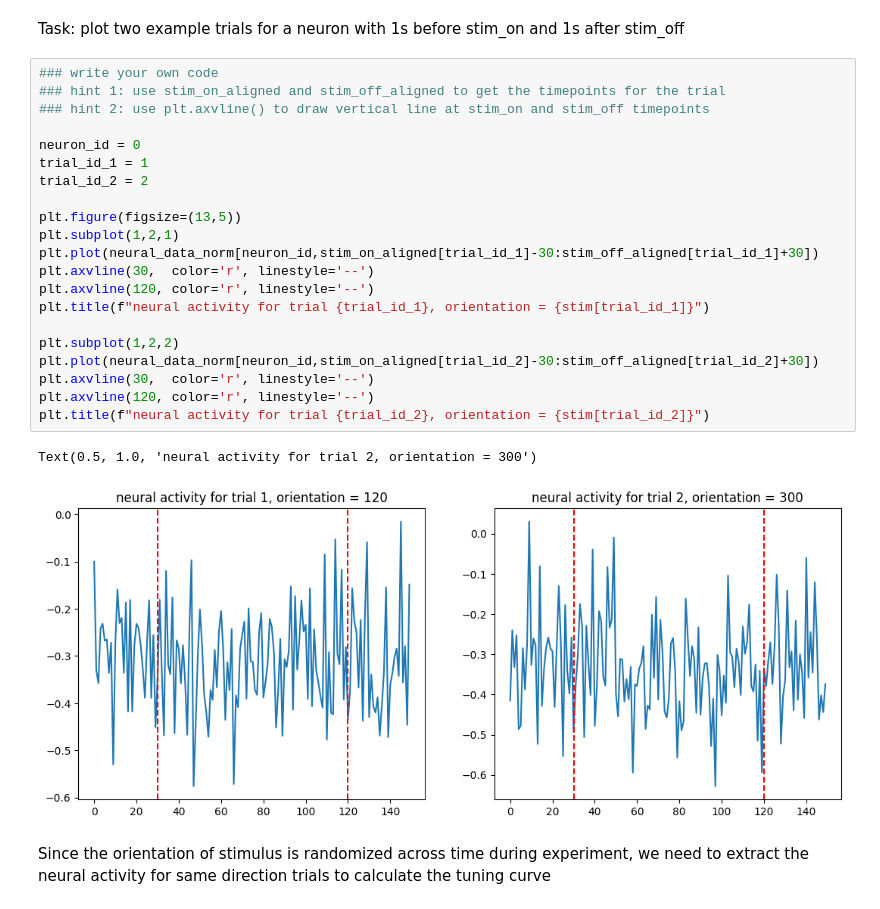
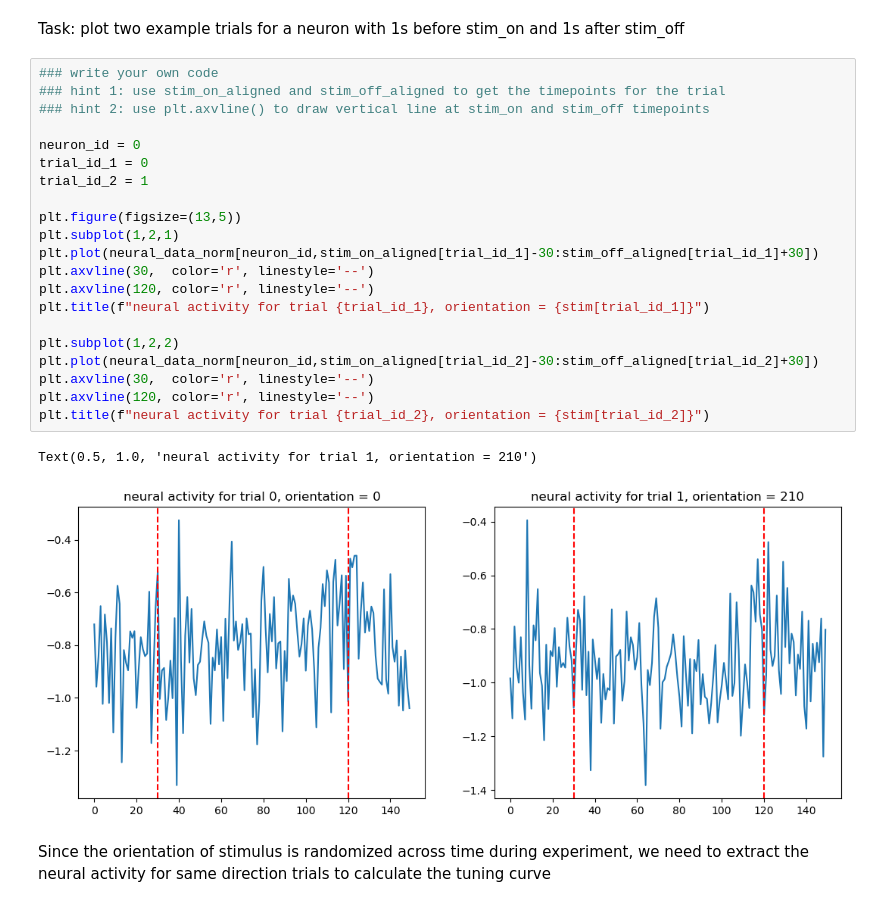
Before and after one commit to troselab/PM2-visual-physiology, a Jupyter notebook: 20241202_grating_tuning_v1_solution.ipynb, the cells around one changed output. Drawn from its saved outputs; the diff is of its cells as text.

```diff
--- a/20241202_grating_tuning_v1_solution.ipynb
+++ b/20241202_grating_tuning_v1_solution.ipynb
@@ -260,27 +293,27 @@ Task: plot two example trials for a neuron with 1s before stim_on and 1s after s
 # %%
 ### write your own code
 ### hint 1: use stim_on_aligned and stim_off_aligned to get the timepoints for the trial
 ### hint 2: use plt.axvline() to draw vertical line at stim_on and stim_off timepoints
 
 neuron_id = 0
-trial_id_1 = 1
-trial_id_2 = 2
+trial_id_1 = 0
+trial_id_2 = 1
 
 plt.figure(figsize=(13,5))
 plt.subplot(1,2,1)
 plt.plot(neural_data_norm[neuron_id,stim_on_aligned[trial_id_1]-30:stim_off_aligned[trial_id_1]+30])
 plt.axvline(30,  color='r', linestyle='--')
 plt.axvline(120, color='r', linestyle='--')
 plt.title(f"neural activity for trial {trial_id_1}, orientation = {stim[trial_id_1]}")
 
 plt.subplot(1,2,2)
 plt.plot(neural_data_norm[neuron_id,stim_on_aligned[trial_id_2]-30:stim_off_aligned[trial_id_2]+30])
 plt.axvline(30,  color='r', linestyle='--')
 plt.axvline(120, color='r', linestyle='--')
 plt.title(f"neural activity for trial {trial_id_2}, orientation = {stim[trial_id_2]}")
 # %% [output]
-Text(0.5, 1.0, 'neural activity for trial 2, orientation = 300')
+Text(0.5, 1.0, 'neural activity for trial 1, orientation = 210')
-[figure, old version]
+[figure, new version]
 # %% [markdown]
 Since the orientation of stimulus is randomized across time during experiment, we need to extract the neural activity for same direction trials to calculate the tuning curve
 # %%
```
Also changed, not shown: parts of 26 cells of this notebook, 2 other files.
